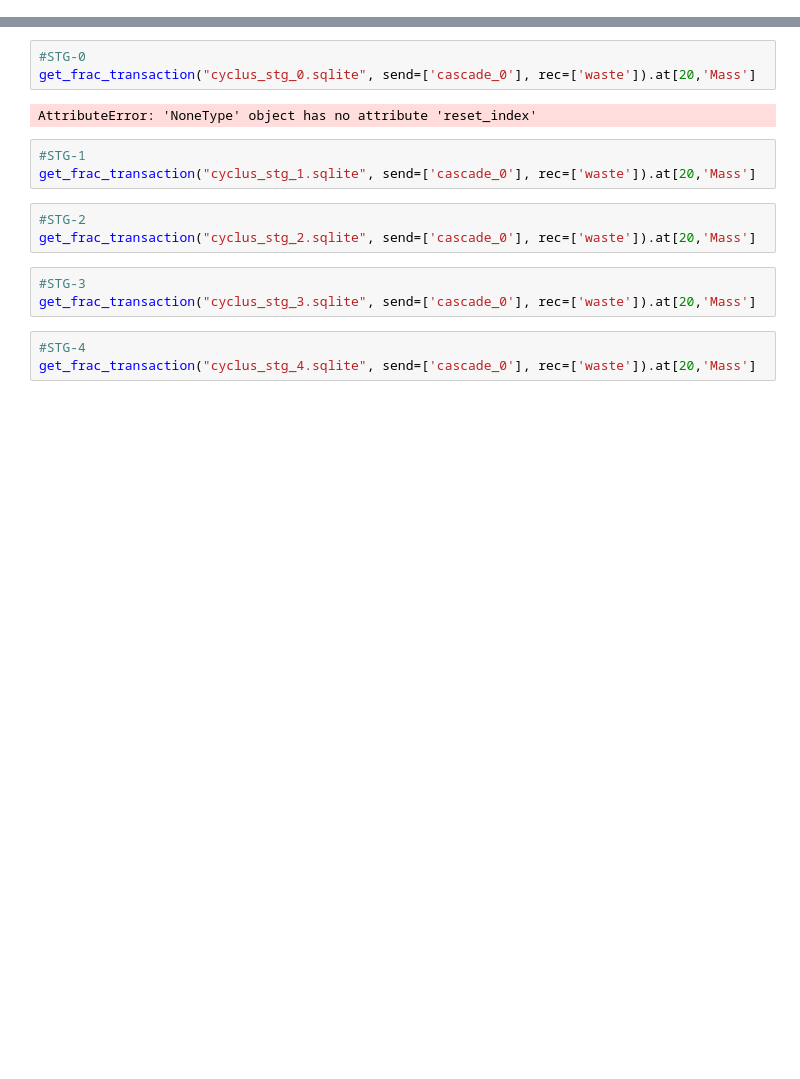
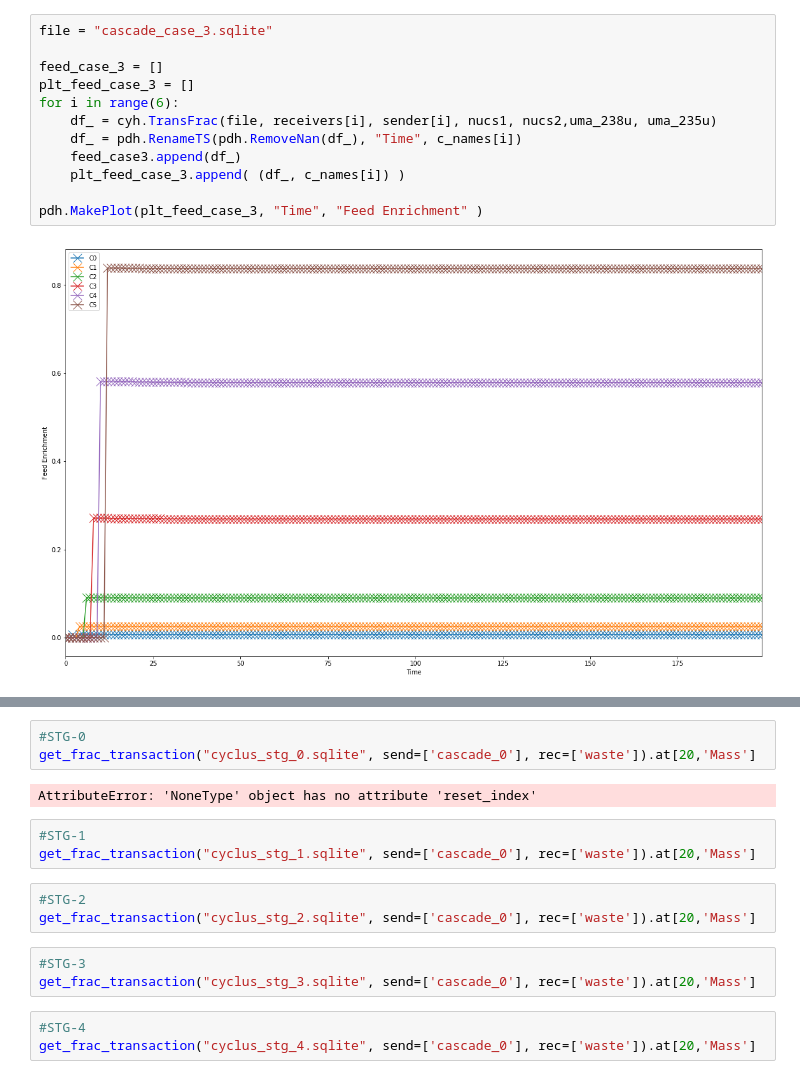
Before and after one commit to bam241/cyclus_jcpoa, a Jupyter notebook: cascade.ipynb, the cells around one changed output, grey strips where cells are left out. Saved outputs shown, nothing was run; the diff lists cells and outputs as text; blank space fills up the shorter version.

```diff
--- a/cascade.ipynb
+++ b/cascade.ipynb
@@ -168,0 +64,14 @@ tails_1
+# %%
+file = "cascade_case_3.sqlite"
+
+feed_case_3 = []
+plt_feed_case_3 = []
+for i in range(6):
+    df_ = cyh.TransFrac(file, receivers[i], sender[i], nucs1, nucs2,uma_238u, uma_235u)
+    df_ = pdh.RenameTS(pdh.RemoveNan(df_), "Time", c_names[i])
+    feed_case3.append(df_)
+    plt_feed_case_3.append( (df_, c_names[i]) )
+
+pdh.MakePlot(plt_feed_case_3, "Time", "Feed Enrichment" )
+# %% [output]
+[figure, added]
```
Also changed, not shown: parts of 14 cells of this notebook, 6 other files.
